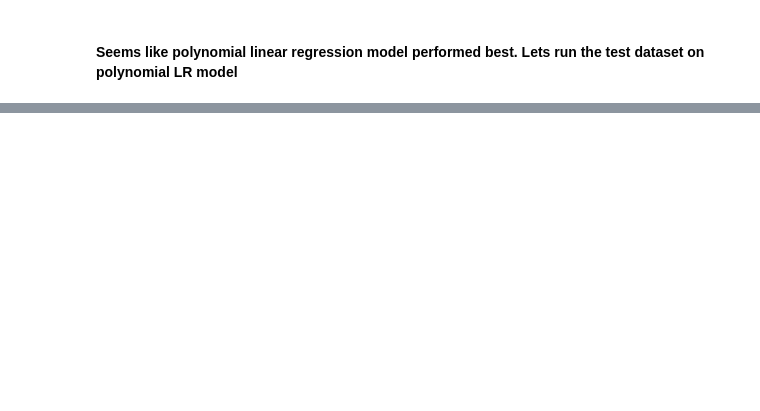
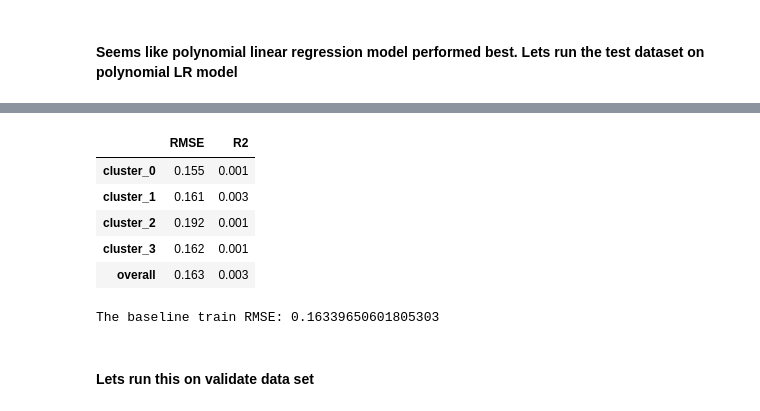
Before and after one commit to clustering-zillow/clustering-zillow, a Jupyter notebook: Walkthrough_2.ipynb, the cells around one changed output, grey strips where cells are left out. Drawn from its saved outputs; the diff is of its cells as text; code cells hidden in the pictures; blank space fills up the shorter version.

```diff
--- a/Walkthrough_2.ipynb
+++ b/Walkthrough_2.ipynb
@@ -349,0 +213,19 @@ RMSE_test, R2_validate
+# %%
+# This function will take a dataset and run polynomial model on each clusters. The predicted values from
+# each cluster is concatanated and then overall RMSE and R2 is calculated.
+# Running this on train dataset
+df1, y_train_comb, lm0, lm1, lm1, lm3  = model.cluster_lm_model(train, features)
+df1
+# %% [output]
+|  | RMSE | R2 |
+| cluster_0 | 0.155 | 0.001 |
+| cluster_1 | 0.161 | 0.003 |
+| cluster_2 | 0.192 | 0.001 |
+| cluster_3 | 0.162 | 0.001 |
+| overall | 0.163 | 0.003 |
+# %%
+print(f'The baseline train RMSE: {RMSE_base}')
+# %% [output]
+The baseline train RMSE: 0.16339650601805303
+# %% [markdown]
+#### Lets run this on validate data set
```
Also changed, not shown: parts of 59 cells of this notebook, 1 other file.
